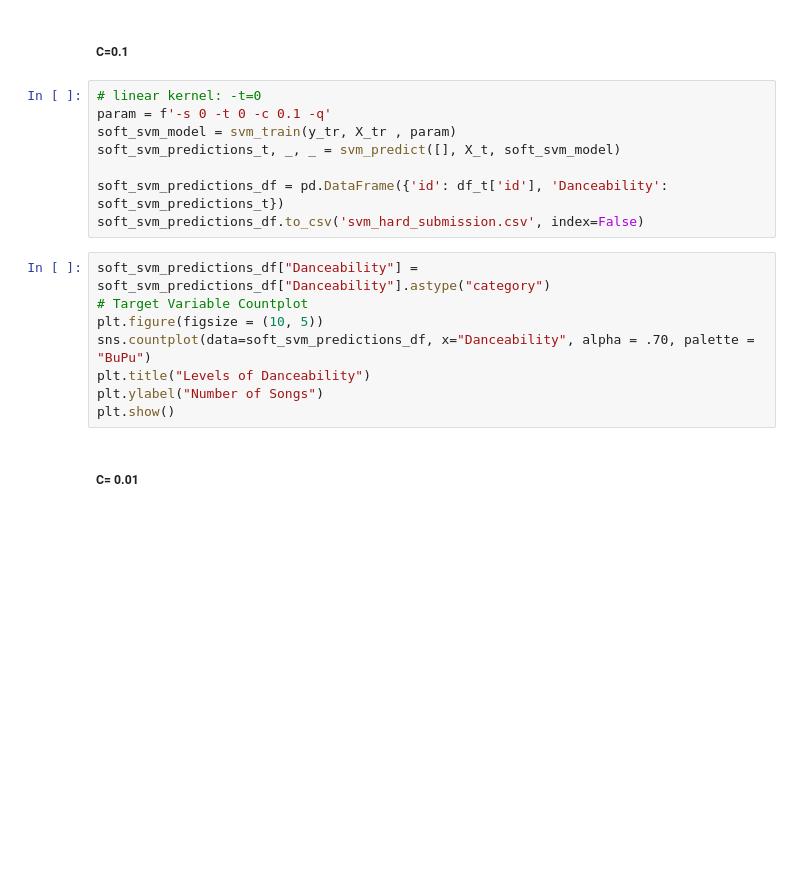
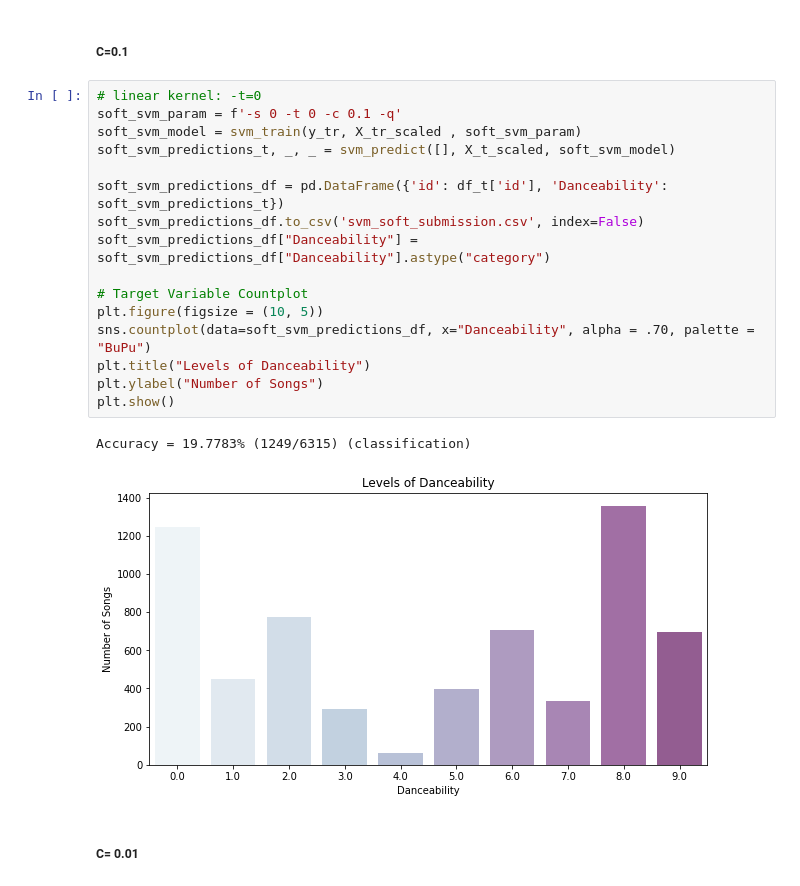
Before and after one commit to ouyang-yang/HTML, a Jupyter notebook: ML_FP.ipynb, the cells around one changed output. Drawn from its saved outputs; the diff is of its cells as text; blank space fills up the shorter version.

```diff
--- a/ML_FP.ipynb
+++ b/ML_FP.ipynb
@@ -186,20 +222,23 @@ plt.show()
 ##### C=0.1
 # %%
 # linear kernel: -t=0
-param = f'-s 0 -t 0 -c 0.1 -q'
-soft_svm_model = svm_train(y_tr, X_tr , param)
-soft_svm_predictions_t, _, _ = svm_predict([], X_t, soft_svm_model)
+soft_svm_param = f'-s 0 -t 0 -c 0.1 -q'
+soft_svm_model = svm_train(y_tr, X_tr_scaled , soft_svm_param)
+soft_svm_predictions_t, _, _ = svm_predict([], X_t_scaled, soft_svm_model)
 
 soft_svm_predictions_df = pd.DataFrame({'id': df_t['id'], 'Danceability': soft_svm_predictions_t})
-soft_svm_predictions_df.to_csv('svm_hard_submission.csv', index=False)
+soft_svm_predictions_df.to_csv('svm_soft_submission.csv', index=False)
+soft_svm_predictions_df["Danceability"] = soft_svm_predictions_df["Danceability"].astype("category")
+
+# Target Variable Countplot
+plt.figure(figsize = (10, 5))
+sns.countplot(data=soft_svm_predictions_df, x="Danceability", alpha = .70, palette = "BuPu")
+plt.title("Levels of Danceability")
+plt.ylabel("Number of Songs")
+plt.show()
+# %% [output]
+Accuracy = 19.7783% (1249/6315) (classification)
+[figure, added]
-# %%
-soft_svm_predictions_df["Danceability"] = soft_svm_predictions_df["Danceability"].astype("category")
-# Target Variable Countplot
-plt.figure(figsize = (10, 5))
-sns.countplot(data=soft_svm_predictions_df, x="Danceability", alpha = .70, palette = "BuPu")
-plt.title("Levels of Danceability")
-plt.ylabel("Number of Songs")
-plt.show()
 # %% [markdown]
 ##### C= 0.01
 # %%
```
Also changed, not shown: parts of 7 cells of this notebook, 5 other files.
